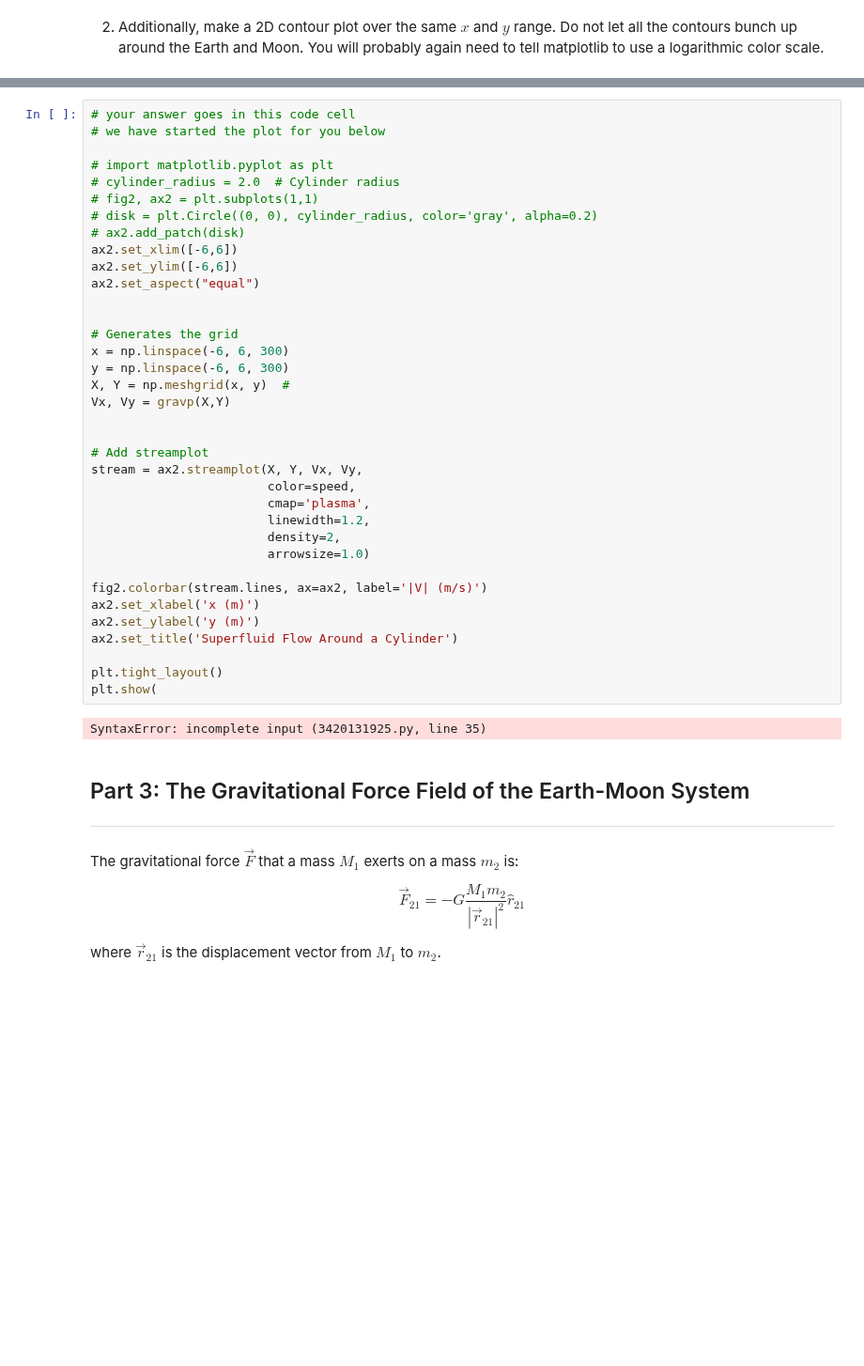
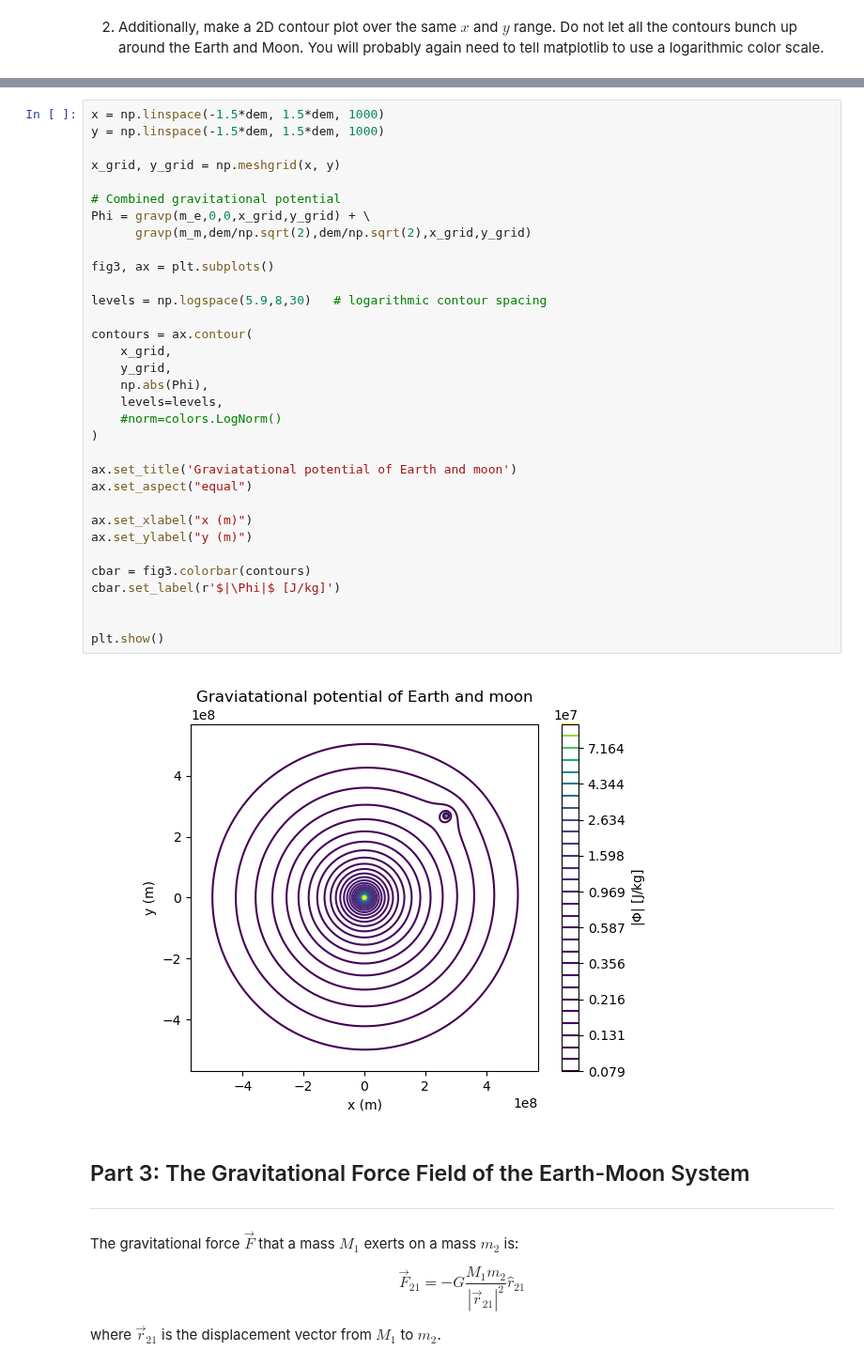
Before and after one commit to dh-2026/PHYS265-spring26, a Jupyter notebook: Lab1/lab1.ipynb, the cells around one changed output, grey strips where cells are left out. Shown at 94% size. Drawn from its saved outputs; the diff is of its cells as text; blank space fills up the shorter version.

```diff
--- a/Lab1/lab1.ipynb
+++ b/Lab1/lab1.ipynb
@@ -181,41 +216,38 @@ ax.set_aspect("equal")
-# %%
-# your answer goes in this code cell
-# we have started the plot for you below
-
-# import matplotlib.pyplot as plt
-# cylinder_radius = 2.0  # Cylinder radius
-# fig2, ax2 = plt.subplots(1,1)
-# disk = plt.Circle((0, 0), cylinder_radius, color='gray', alpha=0.2)
-# ax2.add_patch(disk)
-ax2.set_xlim([-6,6])
-ax2.set_ylim([-6,6])
-ax2.set_aspect("equal")
-
-
-# Generates the grid
-x = np.linspace(-6, 6, 300)
-y = np.linspace(-6, 6, 300)
-X, Y = np.meshgrid(x, y)  #
-Vx, Vy = gravp(X,Y)
-
-
-# Add streamplot
-stream = ax2.streamplot(X, Y, Vx, Vy,
-                        color=speed,
-                        cmap='plasma',
-                        linewidth=1.2,
-                        density=2,
-                        arrowsize=1.0)
-
-fig2.colorbar(stream.lines, ax=ax2, label='|V| (m/s)')
-ax2.set_xlabel('x (m)')
-ax2.set_ylabel('y (m)')
-ax2.set_title('Superfluid Flow Around a Cylinder')
-
-plt.tight_layout()
-plt.show(
-# %% [output]
-SyntaxError: incomplete input (3420131925.py, line 35)
+# %%
+x = np.linspace(-1.5*dem, 1.5*dem, 1000)
+y = np.linspace(-1.5*dem, 1.5*dem, 1000)
+
+x_grid, y_grid = np.meshgrid(x, y)
+
+# Combined gravitational potential
+Phi = gravp(m_e,0,0,x_grid,y_grid) + \
+      gravp(m_m,dem/np.sqrt(2),dem/np.sqrt(2),x_grid,y_grid)
+
+fig3, ax = plt.subplots()
+
+levels = np.logspace(5.9,8,30)   # logarithmic contour spacing
+
+contours = ax.contour(
+    x_grid,
+    y_grid,
+    np.abs(Phi),
+    levels=levels,
+    #norm=colors.LogNorm()
+)
+
+ax.set_title('Graviatational potential of Earth and moon')
+ax.set_aspect("equal")
+
+ax.set_xlabel("x (m)")
+ax.set_ylabel("y (m)")
+
+cbar = fig3.colorbar(contours)
+cbar.set_label(r'$|\Phi|$ [J/kg]')
+
+
+plt.show()
+# %% [output]
+[figure, added]
 # %% [markdown]
 ## Part 3: The Gravitational Force Field of the Earth-Moon System
 ----
```
Also changed, not shown: parts of 22 cells of this notebook.
